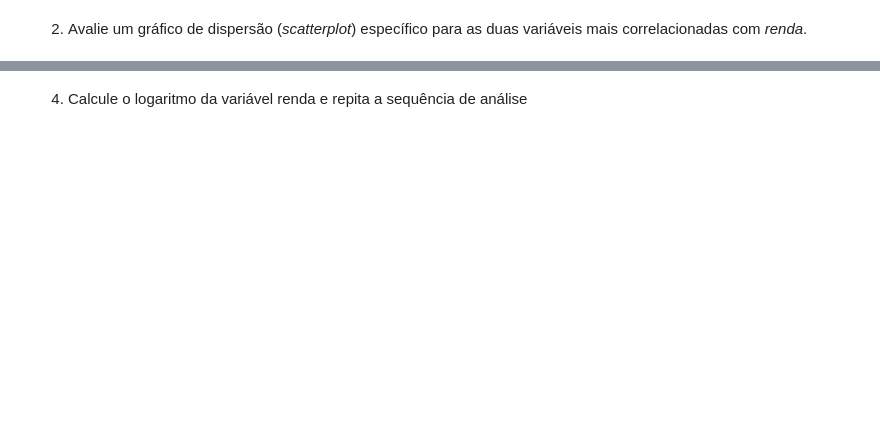
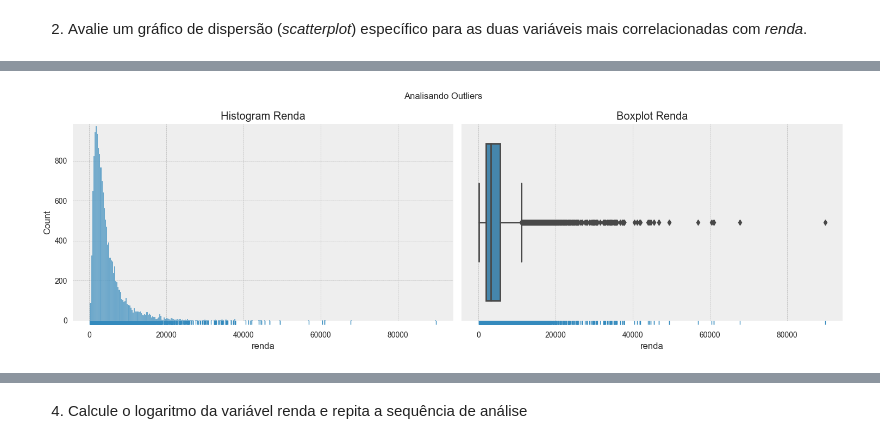
Before and after one commit to fazillig/ebac-datascience, a Jupyter notebook: Mod 10 - Análise Descritiva II/mod10_ex1.ipynb, the cells around one changed output, grey strips where cells are left out. Cells and saved outputs as stored; diff of their text form; code cells hidden in the pictures; blank space fills up the shorter version.

```diff
--- a/Mod 10 - Análise Descritiva II/mod10_ex1.ipynb
+++ b/Mod 10 - Análise Descritiva II/mod10_ex1.ipynb
@@ -16,0 +105,18 @@
+# %%
+fig, ax = plt.subplots(1, 2, figsize=(15,5))
+
+fig.suptitle('Analisando Outliers')
+
+sns.histplot(df['renda'], ax=ax[0])
+sns.rugplot(df['renda'], height=-.02, clip_on=False, ax=ax[0])
+ax[0].set_title('Histogram Renda')
+ax[0].tick_params(axis='x', pad=15)
+
+sns.boxplot(data=df, x='renda', ax=ax[1])
+sns.rugplot(df['renda'], height=-.02, clip_on=False, ax=ax[1])
+ax[1].set_title('Boxplot Renda')
+ax[1].tick_params(axis='x', pad=15)
+
+plt.tight_layout()
+# %% [output]
+[figure, added]
```
Also changed, not shown: parts of 16 cells of this notebook, 3 other files.
